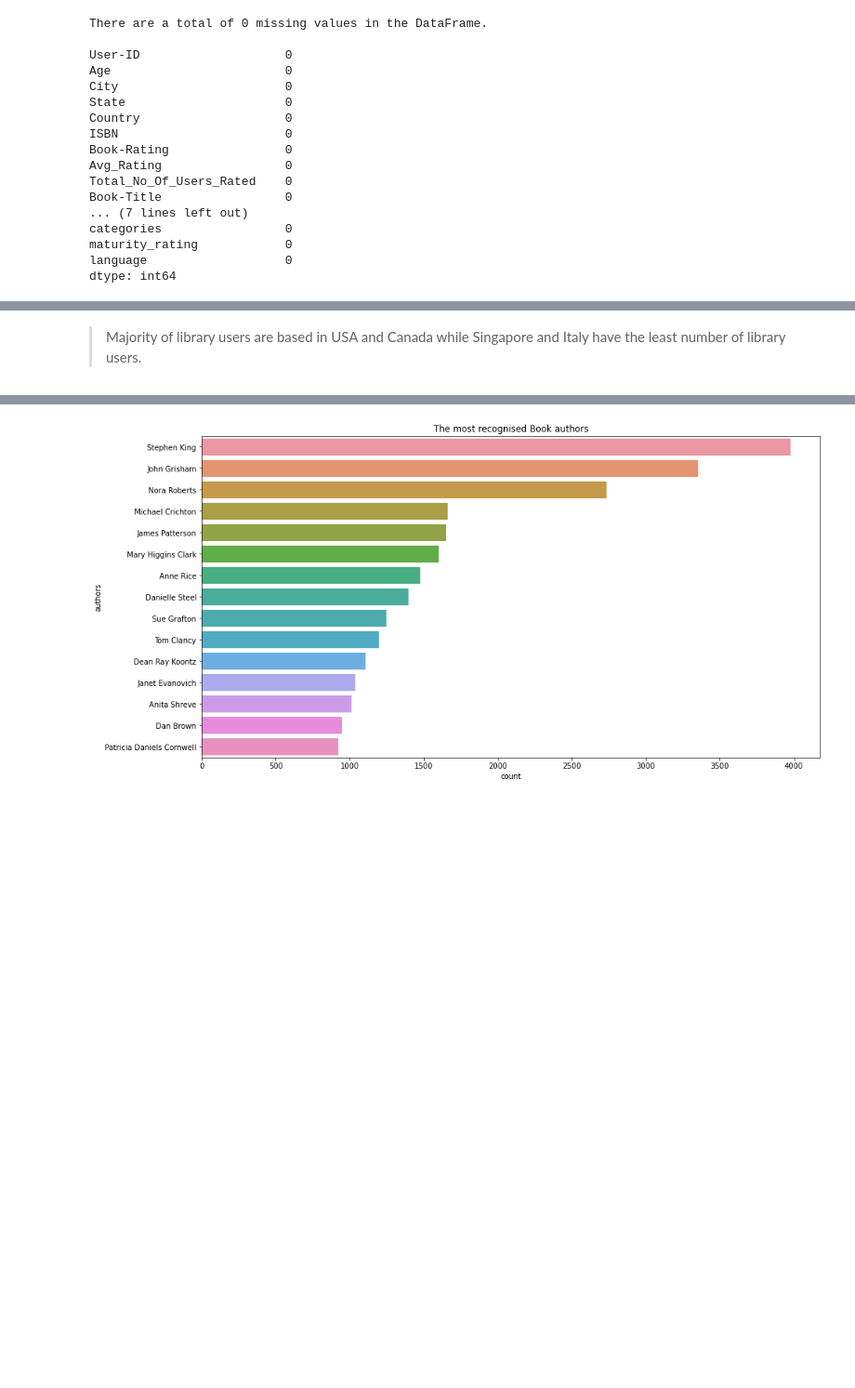
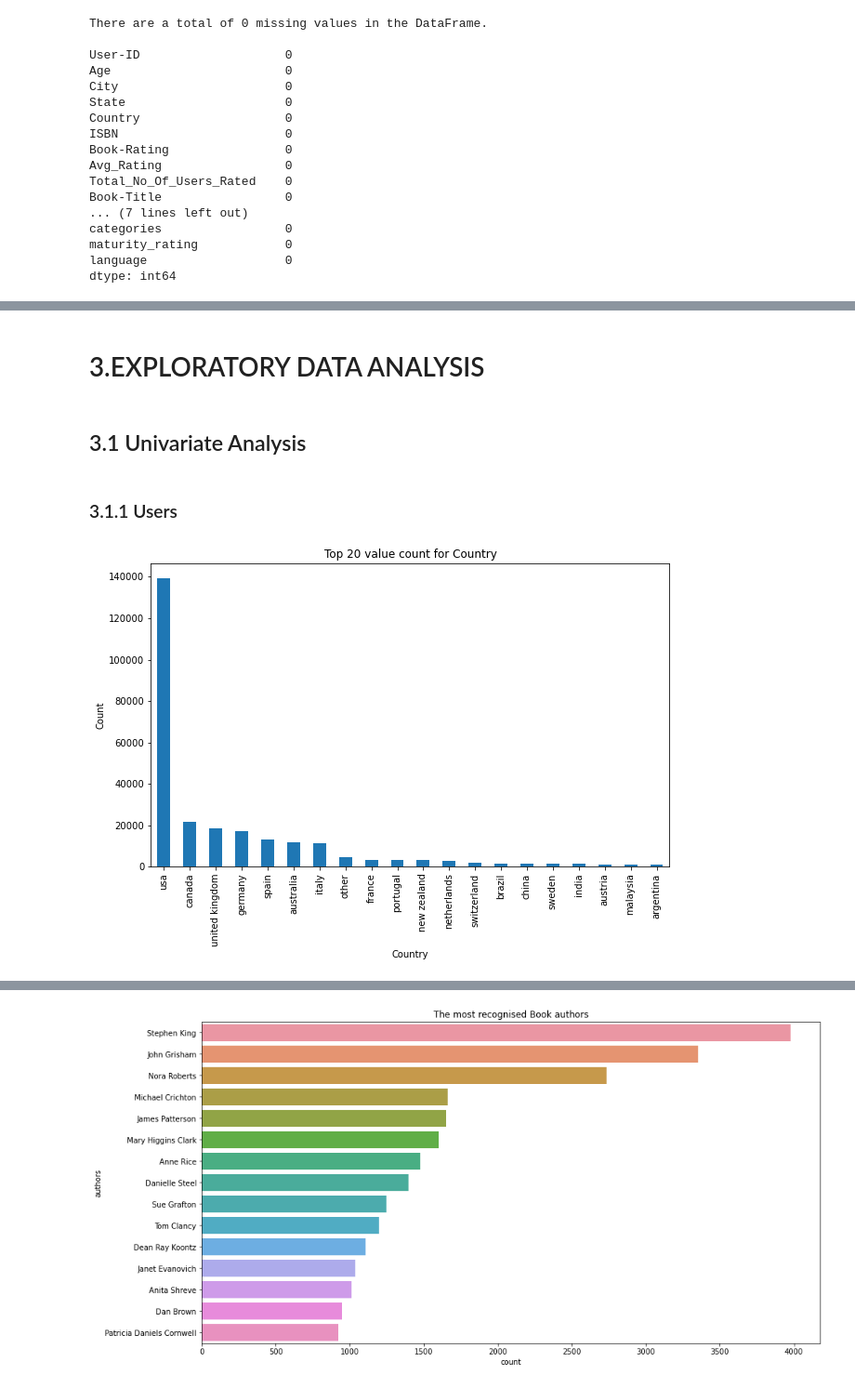
Before and after one commit to Azegele/Phase-5-Project, a Jupyter notebook: index.ipynb, the cells around one changed output, grey strips where cells are left out. Shown at 93% size. Drawn from its saved outputs; the diff is of its cells as text; code cells hidden in the pictures; blank space fills up the shorter version.

```diff
--- a/index.ipynb
+++ b/index.ipynb
@@ -1603,2 +1543,27 @@ count_plot('Country', Final_Dataset, 'Count of library users per country')
-# %% [markdown]
->Majority of library users are based in USA and Canada while Singapore and Italy have the least number of library users.
+# %% [markdown]
+# 3.EXPLORATORY DATA ANALYSIS
+# %% [markdown]
+## 3.1 Univariate Analysis
+# %% [markdown]
+### 3.1.1 Users
+# %%
+# Create a function that visualizes the value counts of a column
+def plot_top_value_counts(dataframe, column, top_n=20):
+    """
+    Plots a bar chart for the value counts of the top 20 values of a DataFrame column.
+
+
+    """
+    value_counts = dataframe[column].value_counts()
+    top_value_counts = value_counts.iloc[:top_n]
+    plt.figure()
+    top_value_counts.plot.bar(figsize=(10, 6))
+    plt.title(f"Top {top_n} value count for {column}")
+    plt.xlabel(column)
+    plt.ylabel("Count")
+    plt.show()
+# %%
+# plotting a countplot of cities
+plot_top_value_counts(users, "Country")
+# %% [output]
+[figure, added]
```
Also changed, not shown: parts of 47 cells of this notebook.
